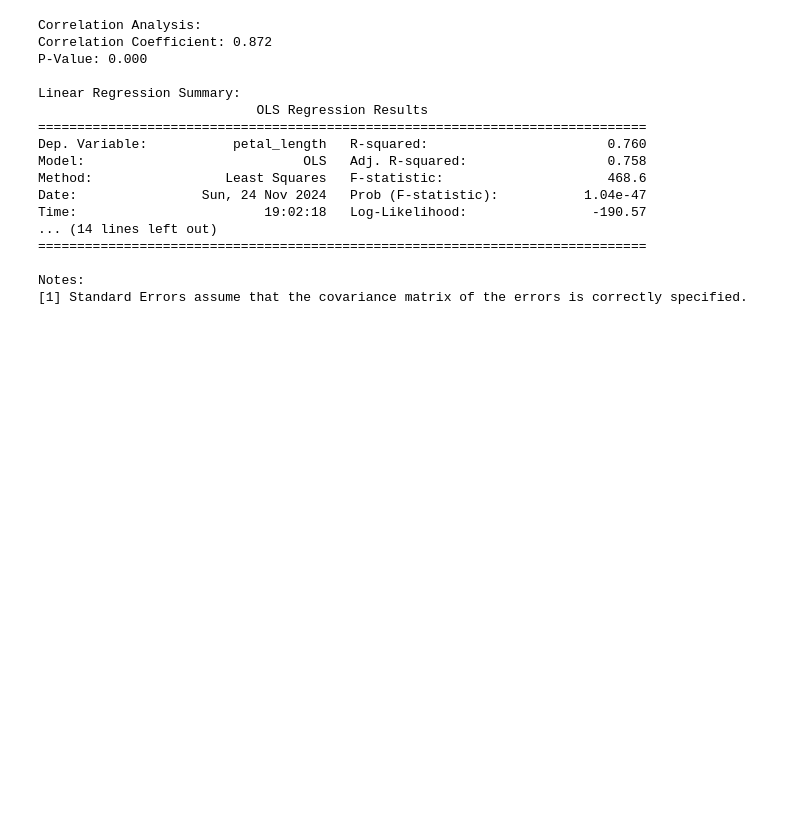
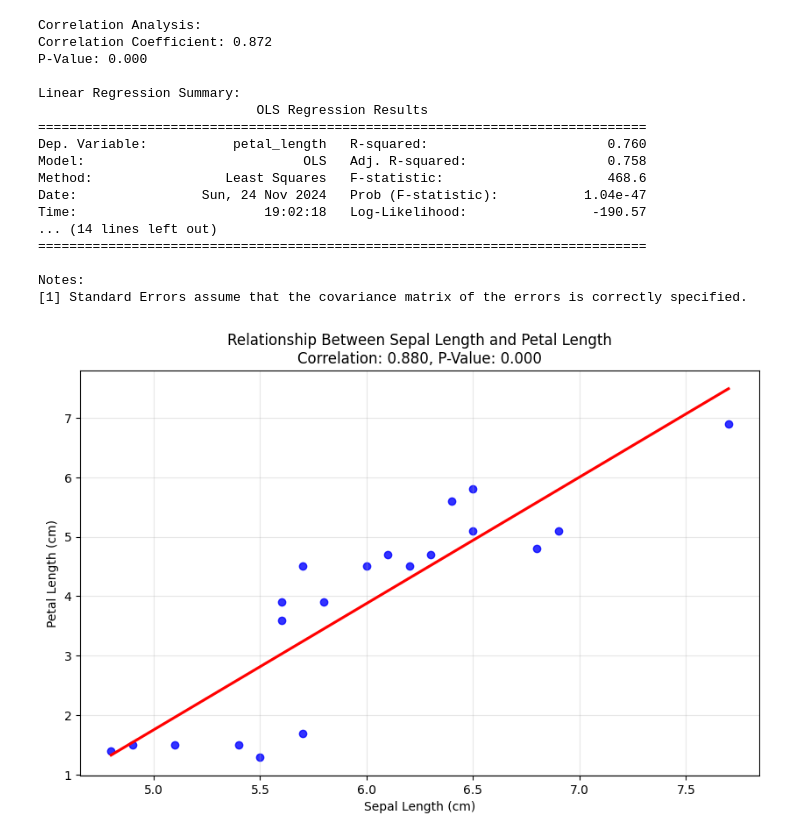
Before and after one commit to kruthi03/wind-speed, a Jupyter notebook: 100001319_Kruthika_P_Day_3_Exercise.ipynb, the cells around one changed output. Saved outputs shown, nothing was run; the diff lists cells and outputs as text; code cells hidden in the pictures; blank space fills up the shorter version.

```diff
--- a/100001319_Kruthika_P_Day_3_Exercise.ipynb
+++ b/100001319_Kruthika_P_Day_3_Exercise.ipynb
@@ -167,3 +167,36 @@ Time:                        19:02:18   Log-Likelihood:                -190.57
 
 Notes:
 [1] Standard Errors assume that the covariance matrix of the errors is correctly specified.
+# %%
+
+import seaborn as sns
+import pandas as pd
+import numpy as np
+from scipy.stats import pearsonr
+import statsmodels.api as sm
+import matplotlib.pyplot as plt
+
+
+iris = sns.load_dataset('iris')
+
+iris_subset = iris.sample(n=20, random_state=42)
+
+sepal_length = iris_subset['sepal_length']
+petal_length = iris_subset['petal_length']
+
+
+correlation, p_value = pearsonr(sepal_length, petal_length)
+
+
+X = sm.add_constant(sepal_length)
+model = sm.OLS(petal_length, X).fit()
+
+plt.figure(figsize=(10, 6))
+sns.regplot(x=sepal_length, y=petal_length, ci=None, scatter_kws={'color': 'blue'}, line_kws={'color': 'red'})
+plt.title(f"Relationship Between Sepal Length and Petal Length\nCorrelation: {correlation:.3f}, P-Value: {p_value:.3f}")
+plt.xlabel("Sepal Length (cm)")
+plt.ylabel("Petal Length (cm)")
+plt.grid(alpha=0.3)
+plt.show()
+# %% [output]
+[figure, added]
```
Also changed, not shown: parts of 1 cell of this notebook.
